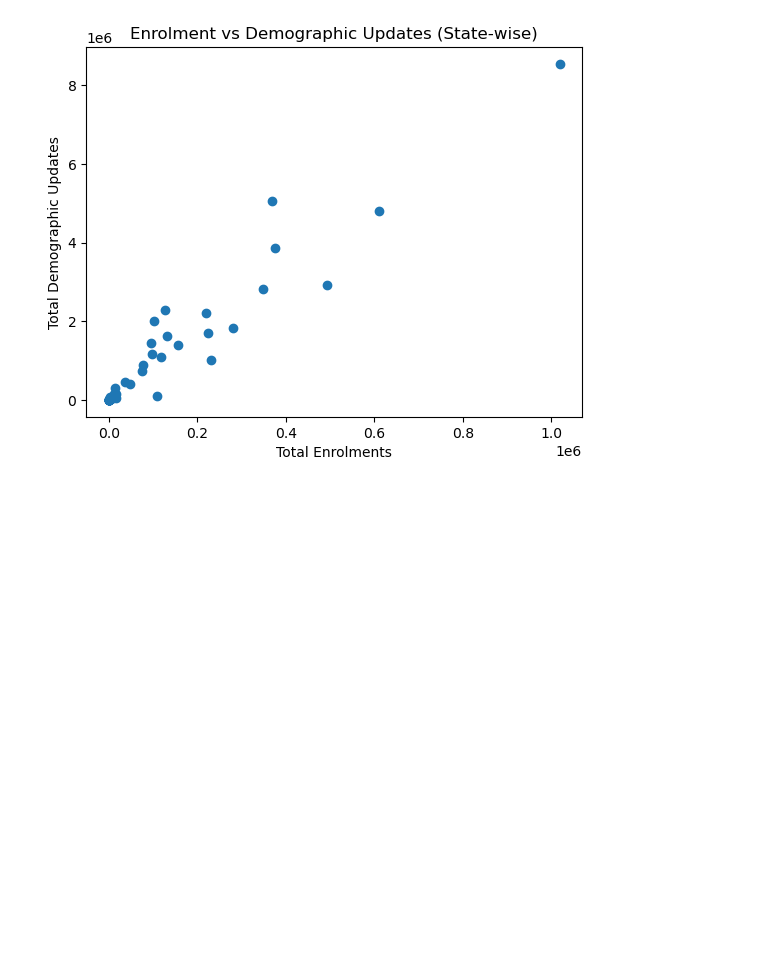
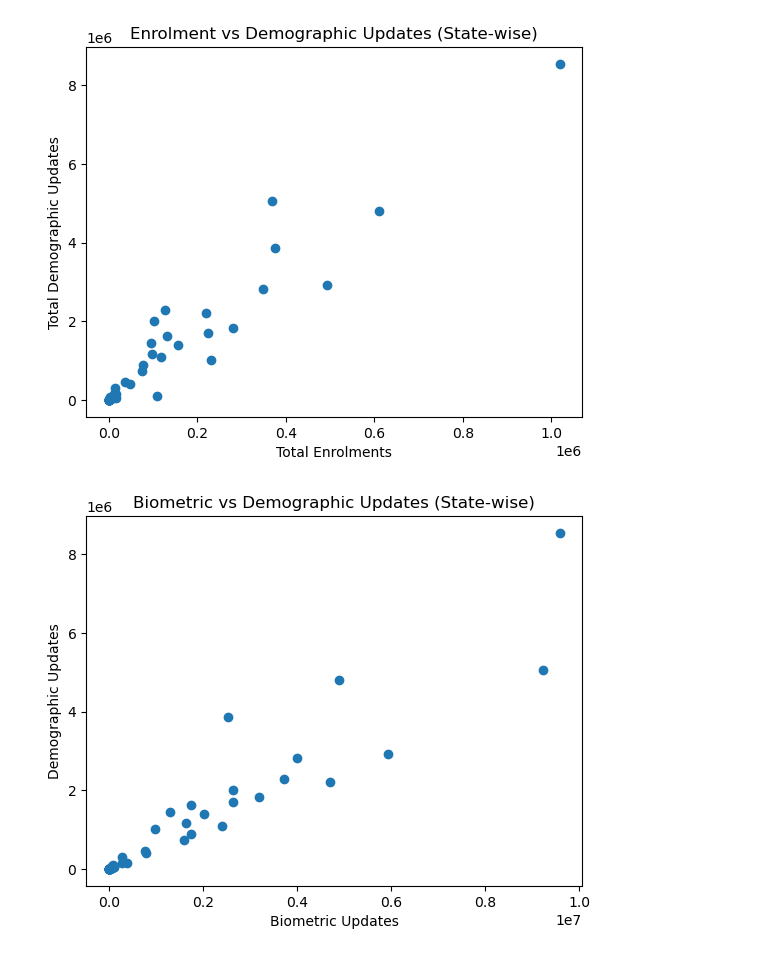
Before and after one commit to NishantRajora/Societal-Trends-in-Aadhaar-Enrolment-and-Updates, a Jupyter notebook: uidai.ipynb, the cells around one changed output. Cells and saved outputs as stored; diff of their text form; code cells hidden in the pictures; blank space fills up the shorter version.

```diff
--- a/uidai.ipynb
+++ b/uidai.ipynb
@@ -208,3 +208,17 @@ plt.title("Enrolment vs Demographic Updates (State-wise)")
 plt.show()
 # %% [output]
 [figure]
+# %%
+common_states = bio_state.index.intersection(demo_state.index)
+
+plt.figure()
+plt.scatter(
+    bio_state.loc[common_states, "total_bio"],
+    demo_state.loc[common_states, "total_demo"]
+)
+plt.xlabel("Biometric Updates")
+plt.ylabel("Demographic Updates")
+plt.title("Biometric vs Demographic Updates (State-wise)")
+plt.show()
+# %% [output]
+[figure, added]
```
Also changed, not shown: parts of 1 cell of this notebook.
